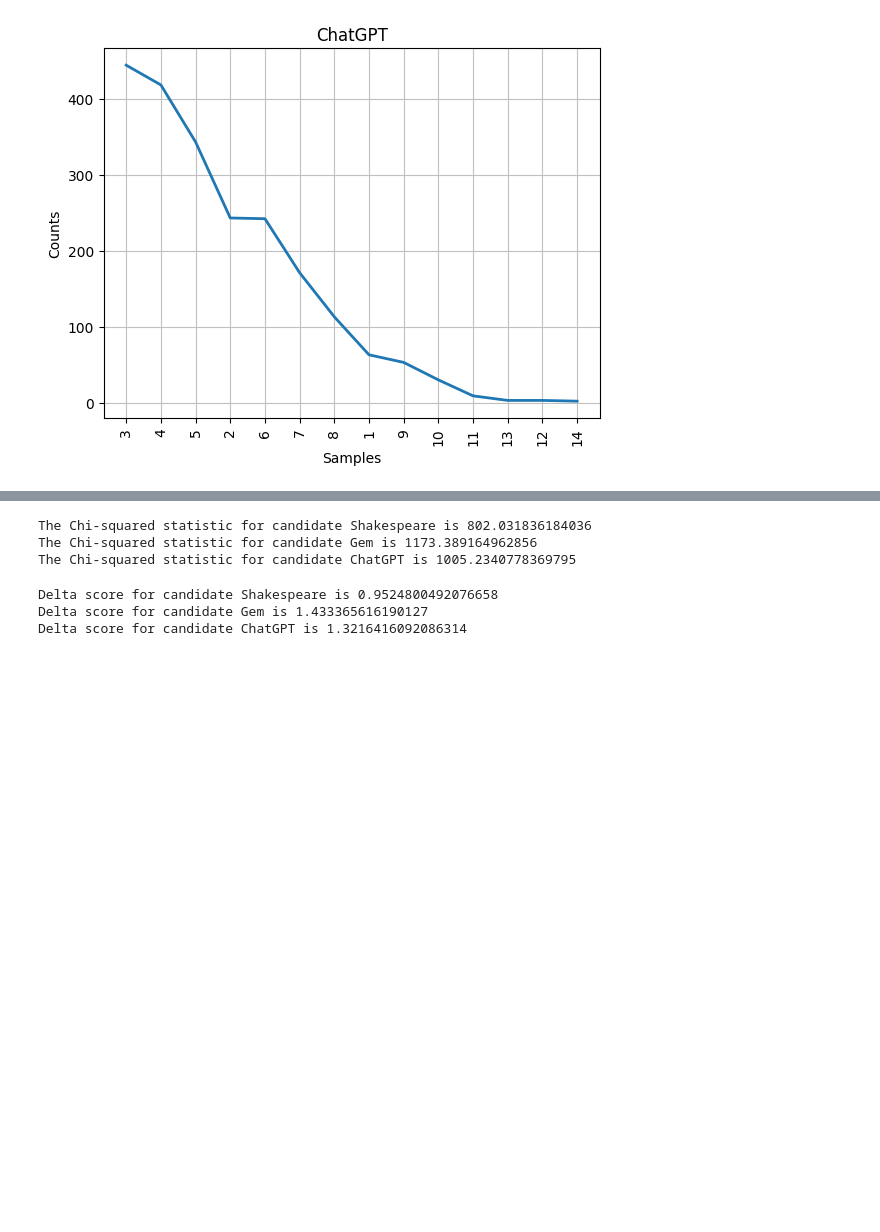
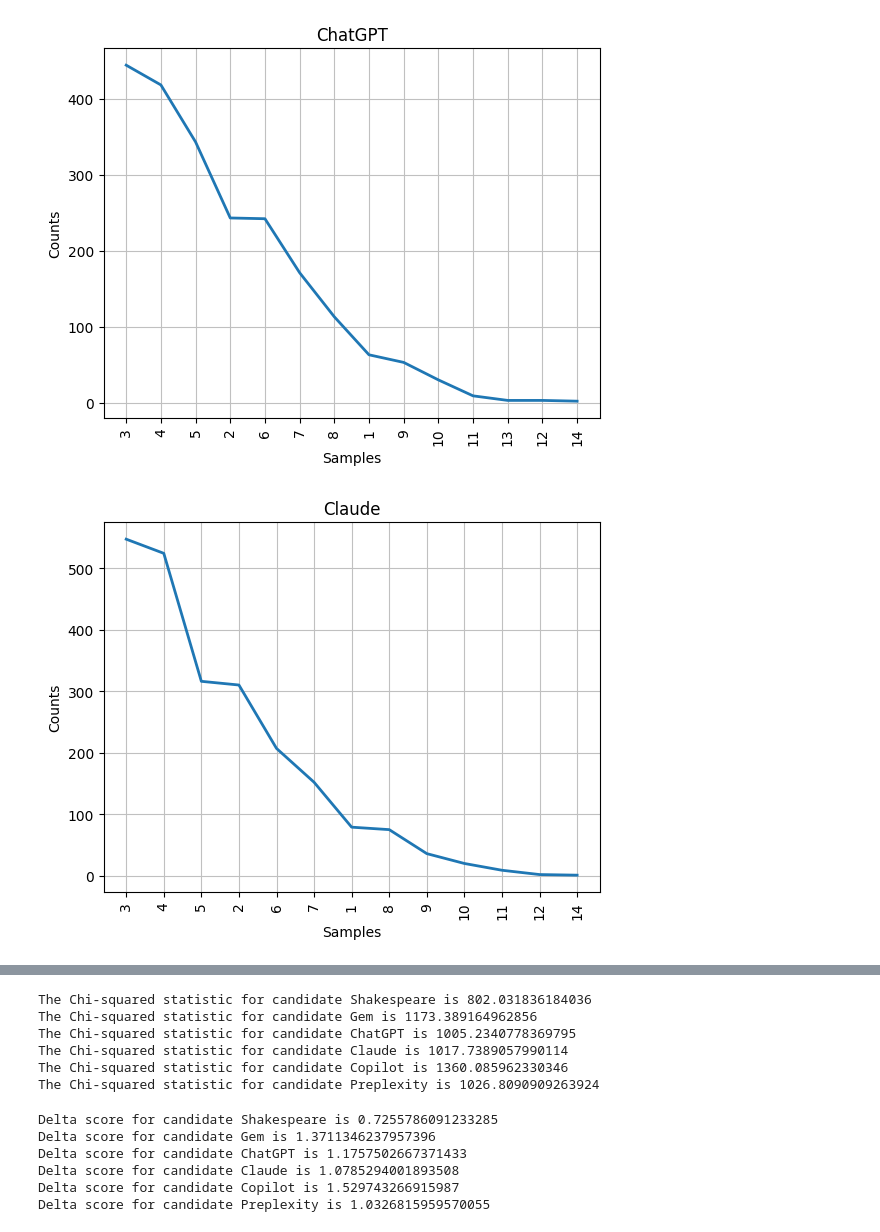
Before and after one commit to Al-ek/shakespeare_sonnet_stylometry, a Jupyter notebook: main.ipynb, the cells around one changed output, grey strips where cells are left out. Cells and saved outputs as stored; diff of their text form; code cells hidden in the pictures; blank space fills up the shorter version.

```diff
--- a/main.ipynb
+++ b/main.ipynb
@@ -30,7 +30,24 @@ papers = {
     'ChatGPT': [
     175, 176, 177, 178, 179, 180, 181, 182, 183, 184,
     185, 186, 187, 188, 189, 190, 191, 192, 193, 194
+    ],
+
+    'Copilot': [
+    195, 196, 197, 198, 199, 200, 201, 202, 203, 204,
+    205, 206, 207, 208, 209, 210, 211, 212, 213, 214
+    ],
+
+    'Claude': [
+    215, 216, 217, 218, 219, 220, 221, 222, 223, 224,
+    225, 226, 227, 228, 229, 230, 231, 232, 233, 234
+    ],
+
+    'Preplexity': [
+    255, 256, 257, 258, 259, 260, 261, 262, 263, 264,
+    265, 266, 267, 268, 269, 270, 271, 272, 273, 274
     ]
+
+
 
     }
 
@@ -61,7 +94,7 @@ import matplotlib.pyplot as plt
 
 # Compare the disputed papers to those written by everyone,
 # including the shared ones.
-authors = ("Shakespeare", "Gem", "Test", "ChatGPT")
+authors = ("Shakespeare", "Gem", "Test", "ChatGPT", "Claude", "Copilot", "Preplexity")
 
 # Transform the authors' corpora into lists of word tokens
 federalist_by_author_tokens = {}
@@ -86,4 +119,5 @@ for author in authors:
 [figure]
 [figure]
 [figure]
 [figure]
+[figure, added]
@@ -90,6 +126,6 @@ for author in authors:
 # %%
 # Who are the authors we are analyzing?
-authors = ("Shakespeare", "Gem", "ChatGPT")
+authors = ("Shakespeare", "Gem", "ChatGPT", "Claude", "Copilot", "Preplexity")
 
 # Lowercase the tokens so that the same word, capitalized or not,
 # counts as one word
@@ -142,9 +178,12 @@ for author in authors:
 The Chi-squared statistic for candidate Shakespeare is 802.031836184036
 The Chi-squared statistic for candidate Gem is 1173.389164962856
 The Chi-squared statistic for candidate ChatGPT is 1005.2340778369795
+The Chi-squared statistic for candidate Claude is 1017.7389057990114
+The Chi-squared statistic for candidate Copilot is 1360.085962330346
+The Chi-squared statistic for candidate Preplexity is 1026.8090909263924
 # %%
 # Who are we dealing with this time?
-authors = ("Shakespeare", "Gem", "ChatGPT")
+authors = ("Shakespeare", "Gem", "ChatGPT", "Claude", "Copilot", "Preplexity")
 
 # Convert papers to lowercase to count all tokens of the same word together
 # regardless of case
@@ -249,6 +288,9 @@ for author in authors:
     delta /= len(features)
     print( "Delta score for candidate", author, "is", delta )
 # %% [output]
-Delta score for candidate Shakespeare is 0.9524800492076658
-Delta score for candidate Gem is 1.433365616190127
-Delta score for candidate ChatGPT is 1.3216416092086314
+Delta score for candidate Shakespeare is 0.7255786091233285
+Delta score for candidate Gem is 1.3711346237957396
+Delta score for candidate ChatGPT is 1.1757502667371433
+Delta score for candidate Claude is 1.0785294001893508
+Delta score for candidate Copilot is 1.529743266915987
+Delta score for candidate Preplexity is 1.0326815959570055
```
Also changed, not shown: parts of 2 cells of this notebook.
